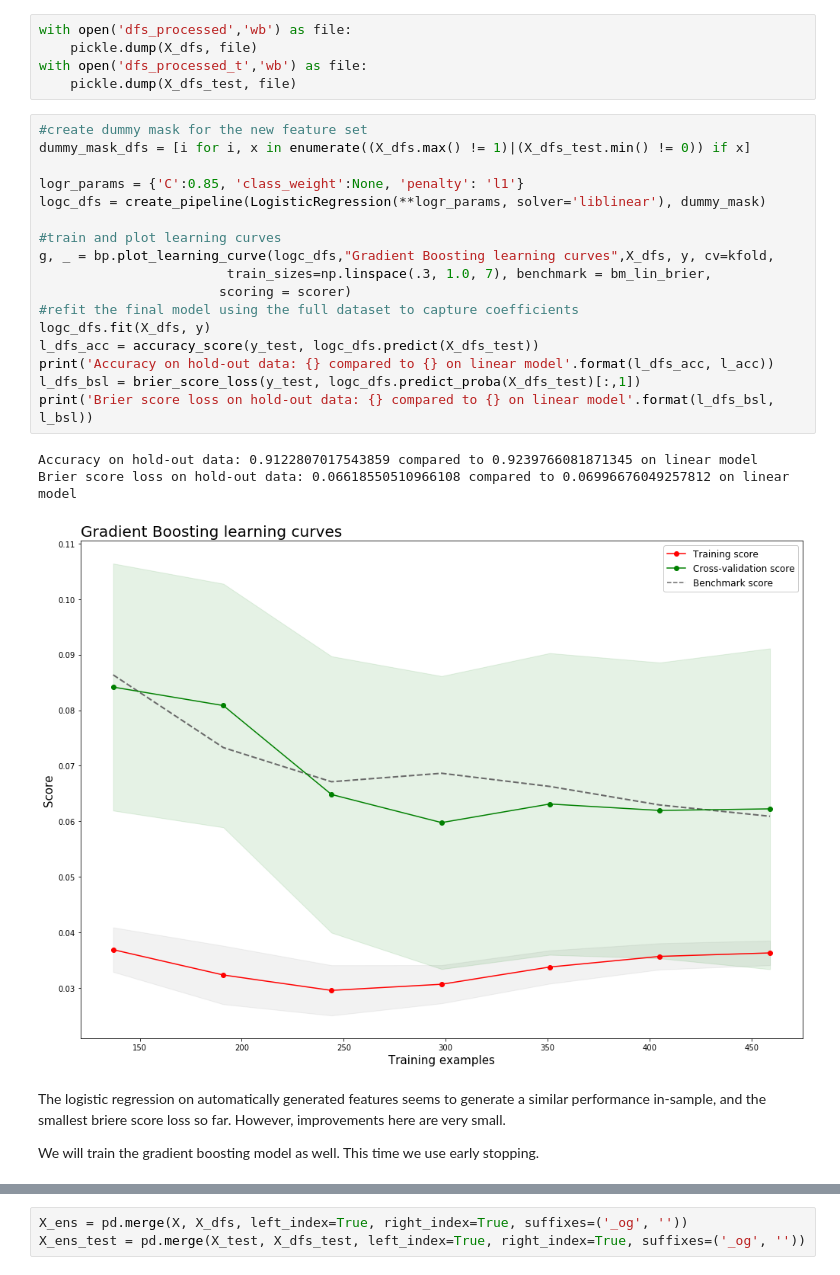
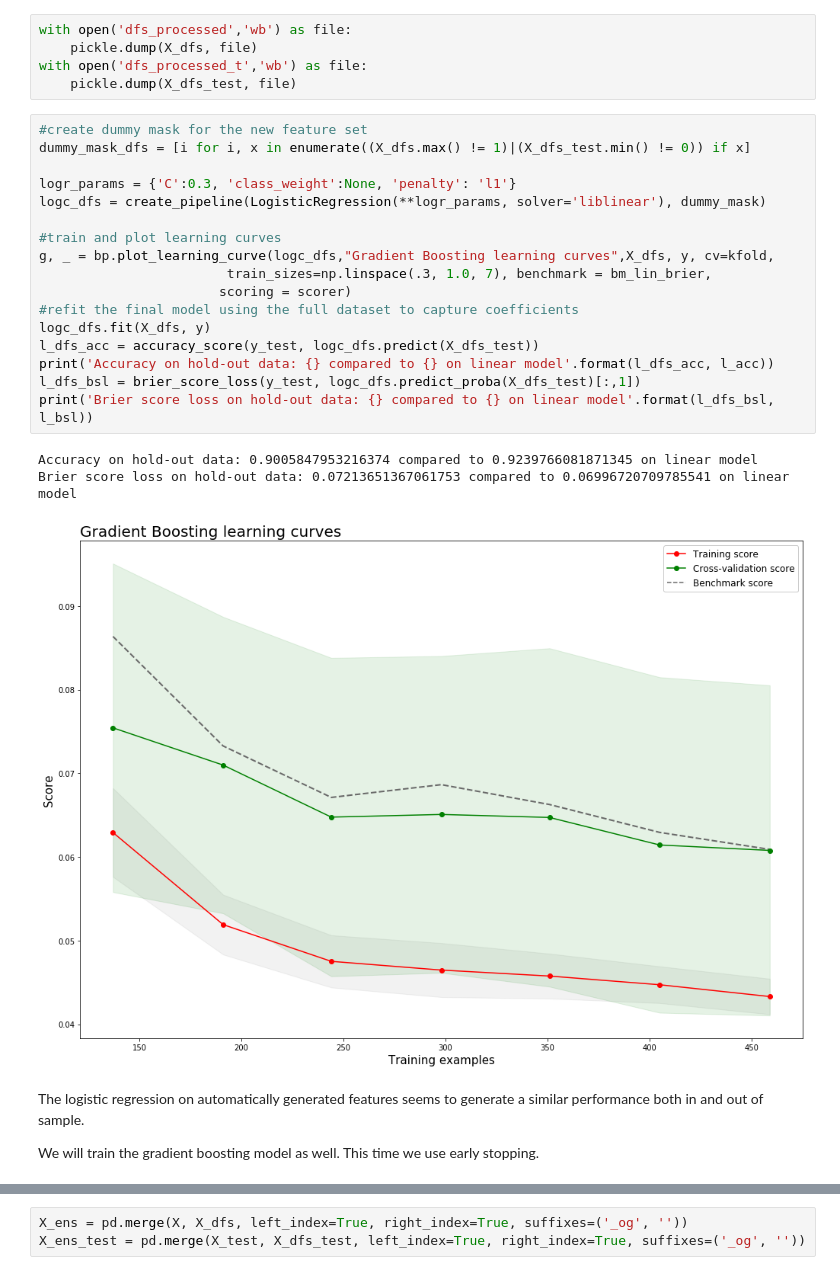
Before and after one commit to loerssoni/credit_risk_prediction, a Jupyter notebook: Credit Default Prediction with ML.ipynb, the cells around one changed output, grey strips where cells are left out. Cells and saved outputs as stored; diff of their text form.

```diff
--- a/Credit Default Prediction with ML.ipynb
+++ b/Credit Default Prediction with ML.ipynb
@@ -396,26 +397,26 @@ with open('dfs_processed_t','wb') as file:
 # %%
 #create dummy mask for the new feature set
 dummy_mask_dfs = [i for i, x in enumerate((X_dfs.max() != 1)|(X_dfs_test.min() != 0)) if x]
 
-logr_params = {'C':0.85, 'class_weight':None, 'penalty': 'l1'}
+logr_params = {'C':0.3, 'class_weight':None, 'penalty': 'l1'}
 logc_dfs = create_pipeline(LogisticRegression(**logr_params, solver='liblinear'), dummy_mask)
 
 #train and plot learning curves
 g, _ = bp.plot_learning_curve(logc_dfs,"Gradient Boosting learning curves",X_dfs, y, cv=kfold,
                         train_sizes=np.linspace(.3, 1.0, 7), benchmark = bm_lin_brier,
                        scoring = scorer)
 #refit the final model using the full dataset to capture coefficients
 logc_dfs.fit(X_dfs, y)
 l_dfs_acc = accuracy_score(y_test, logc_dfs.predict(X_dfs_test))
 print('Accuracy on hold-out data: {} compared to {} on linear model'.format(l_dfs_acc, l_acc))
 l_dfs_bsl = brier_score_loss(y_test, logc_dfs.predict_proba(X_dfs_test)[:,1])
 print('Brier score loss on hold-out data: {} compared to {} on linear model'.format(l_dfs_bsl, l_bsl))
 # %% [output]
-Accuracy on hold-out data: 0.9122807017543859 compared to 0.9239766081871345 on linear model
-Brier score loss on hold-out data: 0.06618550510966108 compared to 0.06996676049257812 on linear model
+Accuracy on hold-out data: 0.9005847953216374 compared to 0.9239766081871345 on linear model
+Brier score loss on hold-out data: 0.07213651367061753 compared to 0.06996720709785541 on linear model
-[figure, old version]
+[figure, new version]
 # %% [markdown]
-The logistic regression on automatically generated features seems to generate a similar performance in-sample, and the smallest briere score loss so far. However, improvements here are very small.
+The logistic regression on automatically generated features seems to generate a similar performance both in and out of sample.
 
 We will train the gradient boosting model as well. This time we use early stopping.
 # %%
```
Also changed, not shown: parts of 7 cells of this notebook.
